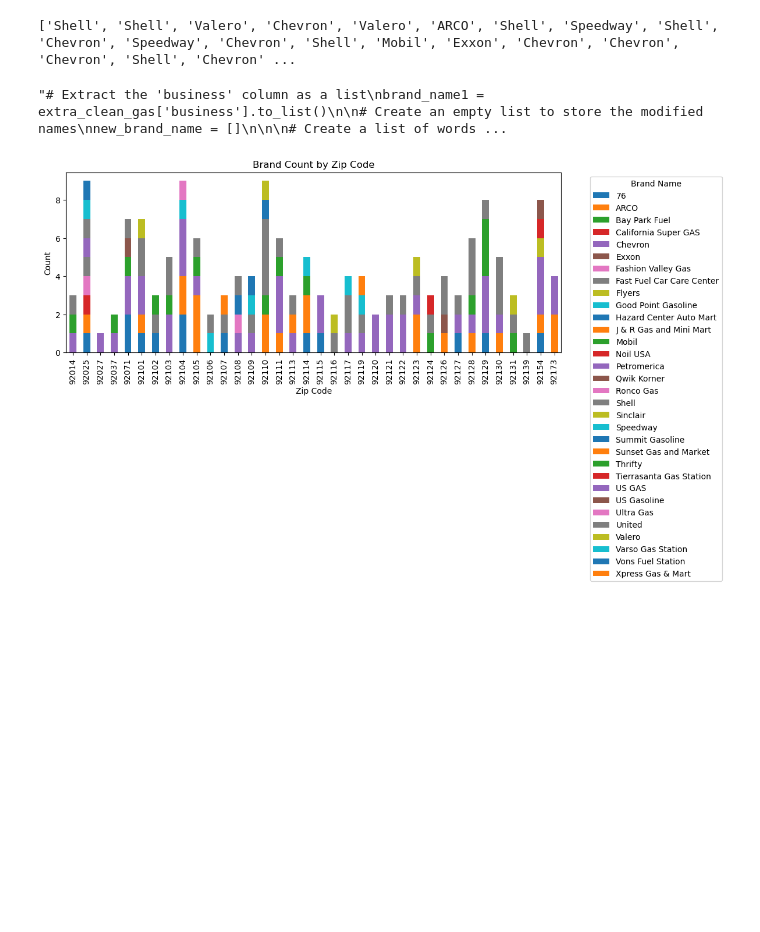
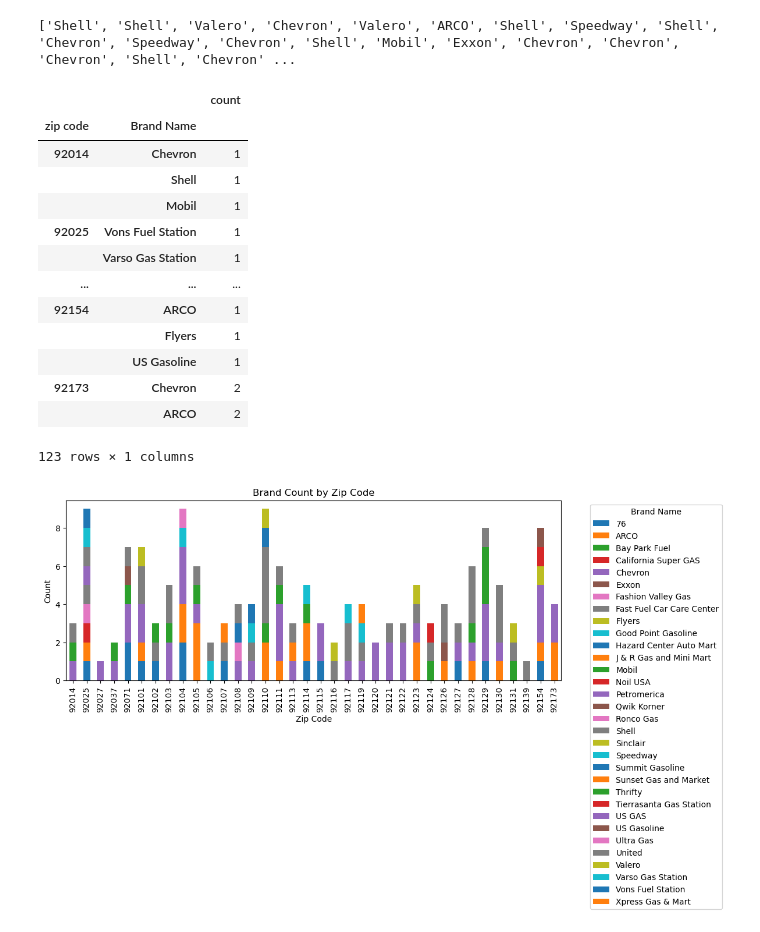
Before and after one commit to Lilnessa/Project1, a Jupyter notebook: charts.ipynb, the cells around one changed output. Saved outputs shown, nothing was run; the diff lists cells and outputs as text; code cells hidden in the pictures; blank space fills up the shorter version.

Commit message:
cleaning up code and saving

```diff
--- a/charts.ipynb
+++ b/charts.ipynb
@@ -44,39 +44,38 @@ extra_clean_gas = extra_clean_gas.drop('Unnamed: 0', axis=1)
  extra_clean_gas['Brand Name'] = new_brand_name
 # %% [output]
 ['Shell', 'Shell', 'Valero', 'Chevron', 'Valero', 'ARCO', 'Shell', 'Speedway', 'Shell', 'Chevron', 'Speedway', 'Chevron', 'Shell', 'Mobil', 'Exxon', 'Chevron', 'Chevron', 'Chevron', 'Shell', 'Chevron' ...
-# %%
-"""# Extract the 'business' column as a list
-brand_name1 = extra_clean_gas['business'].to_list()
-
-# Create an empty list to store the modified names
-new_brand_name = []
-
-
-# Create a list of words to search for
-brands_to_check = ['76', 'ARCO', 'Chevron', 'Exxon', 'Flyers', 'Valero', 'Mobil', 'Qwik Korner', 'Shell', 'Sinclair', 'Speedway', 'United', 'Vons Fuel Station']
-
-# Iterate over the list of names
-for bname in brand_name1:
-    # Check if the name contains any of the words to search for
-    if any(brand in bname for brand in brands_to_check):
-        # Rename the name to just the word
-        new_name = [brand for brand in brands_to_check if brand in bname][0]
-        new_brand_name.append('brand name')
-    else:
-        new_name = bname[1]
-        new_brand_name.append('mom & pop')
-
-
-
-#print(new_brand_name)
-extra_clean_gas['Brand Name'] = new_brand_name"""
-# %% [output]
-"# Extract the 'business' column as a list\nbrand_name1 = extra_clean_gas['business'].to_list()\n\n# Create an empty list to store the modified names\nnew_brand_name = []\n\n\n# Create a list of words ...
 # %%
+# Create new columns
 new_cols = ['Brand Name', 'business', 'zip code', 'address', 'gas1 currency', 'gas1 type',
        'gas1 price', 'gas1 pricetag', 'gas1 unit', 'gas1 updated',
        'gas2 currency', 'gas2 type', 'gas2 price', 'gas2 pricetag',
        'gas2 unit', 'gas2 updated', 'gas3 currency', 'gas3 type', 'gas3 price',
        'gas3 pricetag', 'gas3 unit', 'gas3 updated']
 
 extra_clean_gas_w_brand = extra_clean_gas[new_cols]
+
+# Create dataframe showing gas stations with corresponding zip codes
+zip_brand = extra_clean_gas_w_brand.loc[:,['zip code','Brand Name']]
+
+# Find out break down of gas stations in each zip code
+counts_per_zip_per_brand = zip_brand.groupby(zip_brand['zip code'])['Brand Name'].value_counts()
+
+# Turn it into a dataframe
+counts_per_zip_per_brand_df = pd.DataFrame(counts_per_zip_per_brand)
+counts_per_zip_per_brand_df = counts_per_zip_per_brand_df.rename(columns={"Brand Name": "count"})
+counts_per_zip_per_brand_df
+# %% [output]
+|  |  | count |
+| zip code | Brand Name |  |
+| 92014 | Chevron | 1 |
+|  | Shell | 1 |
+|  | Mobil | 1 |
+| 92025 | Vons Fuel Station | 1 |
+|  | Varso Gas Station | 1 |
+| ... | ... | ... |
+| 92154 | ARCO | 1 |
+|  | Flyers | 1 |
+|  | US Gasoline | 1 |
+| 92173 | Chevron | 2 |
+|  | ARCO | 2 |
+123 rows × 1 columns
```
Also changed, not shown: parts of 5 cells of this notebook, 12 other files.
